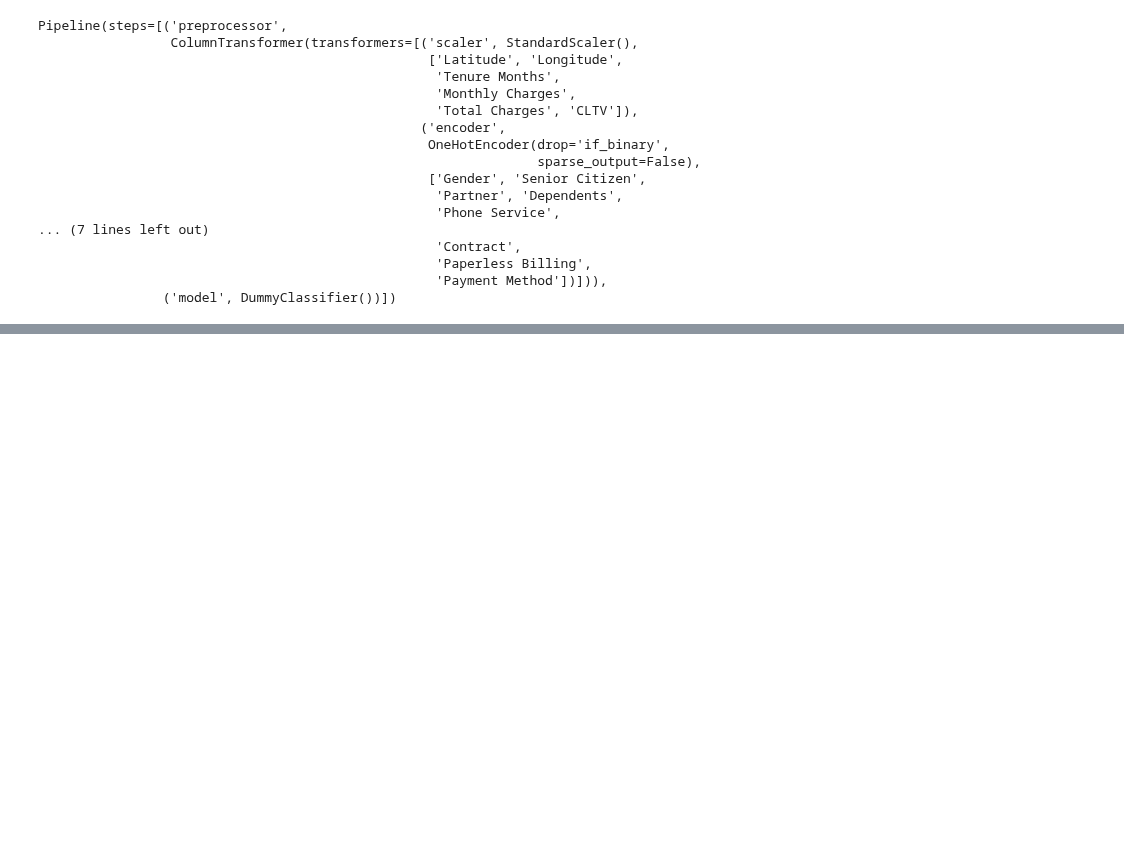
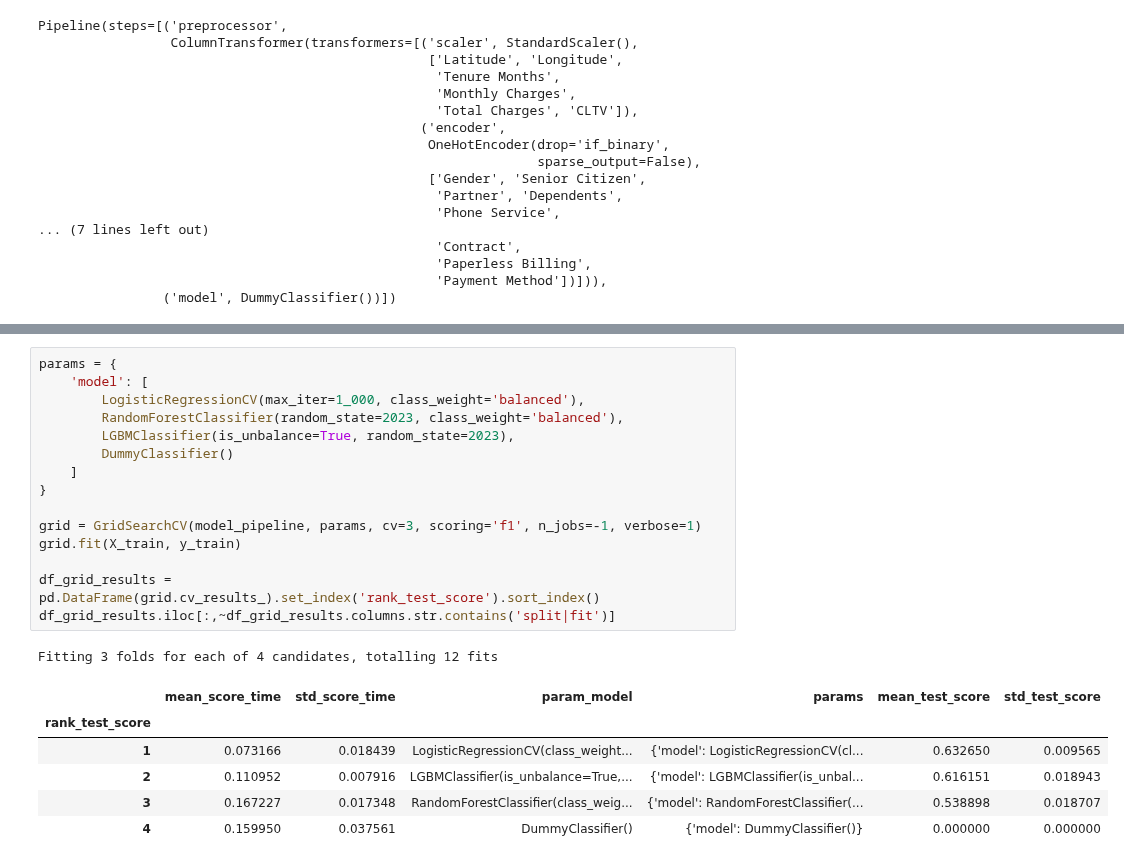
Before and after one commit to FabricioCruzDev/dnc-case-classificacao, a Jupyter notebook: notebooks/modeling.ipynb, the cells around one changed output, grey strips where cells are left out. Drawn from its saved outputs; the diff is of its cells as text; blank space fills up the shorter version.

```diff
--- a/notebooks/modeling.ipynb
+++ b/notebooks/modeling.ipynb
@@ -258,0 +284,23 @@ Pipeline(steps=[('preprocessor',
+# %%
+params = {
+    'model': [
+        LogisticRegressionCV(max_iter=1_000, class_weight='balanced'),
+        RandomForestClassifier(random_state=2023, class_weight='balanced'),
+        LGBMClassifier(is_unbalance=True, random_state=2023),
+        DummyClassifier()
+    ]
+}
+
+grid = GridSearchCV(model_pipeline, params, cv=3, scoring='f1', n_jobs=-1, verbose=1)
+grid.fit(X_train, y_train)
+
+df_grid_results = pd.DataFrame(grid.cv_results_).set_index('rank_test_score').sort_index()
+df_grid_results.iloc[:,~df_grid_results.columns.str.contains('split|fit')]
+# %% [output]
+Fitting 3 folds for each of 4 candidates, totalling 12 fits
+|  | mean_score_time | std_score_time | param_model | params | mean_test_score | std_test_score |
+| rank_test_score |  |  |  |  |  |  |
+| 1 | 0.073166 | 0.018439 | LogisticRegressionCV(class_weight... | {'model': LogisticRegressionCV(cl... | 0.632650 | 0.009565 |
+| 2 | 0.110952 | 0.007916 | LGBMClassifier(is_unbalance=True,... | {'model': LGBMClassifier(is_unbal... | 0.616151 | 0.018943 |
+| 3 | 0.167227 | 0.017348 | RandomForestClassifier(class_weig... | {'model': RandomForestClassifier(... | 0.538898 | 0.018707 |
+| 4 | 0.159950 | 0.037561 | DummyClassifier() | {'model': DummyClassifier()} | 0.000000 | 0.000000 |
```
Also changed, not shown: parts of 6 cells of this notebook, 6 other files.
